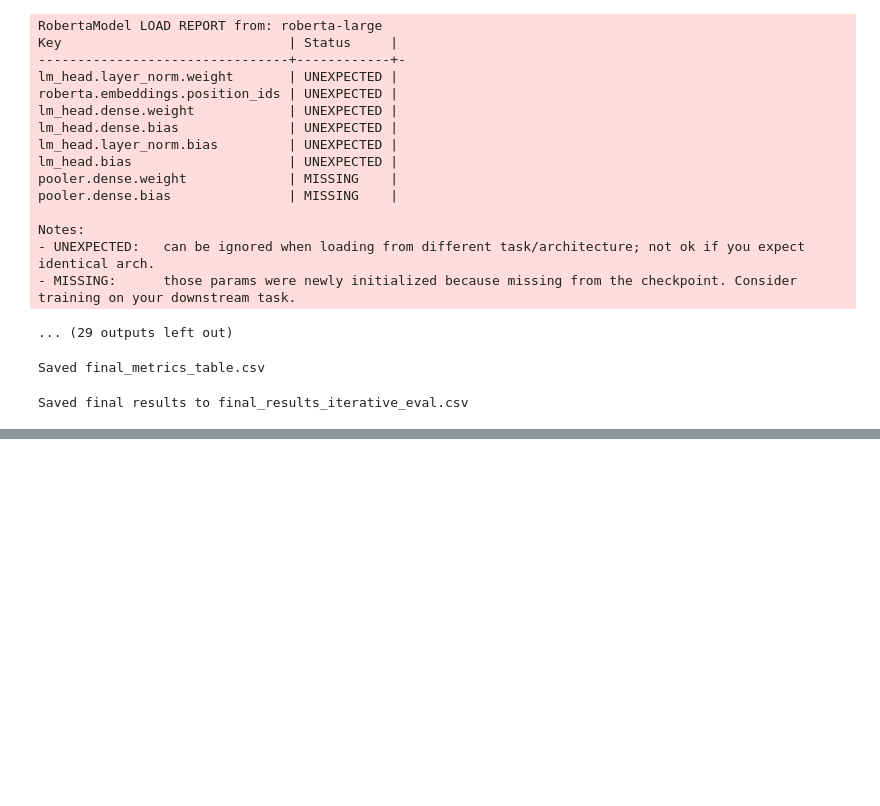
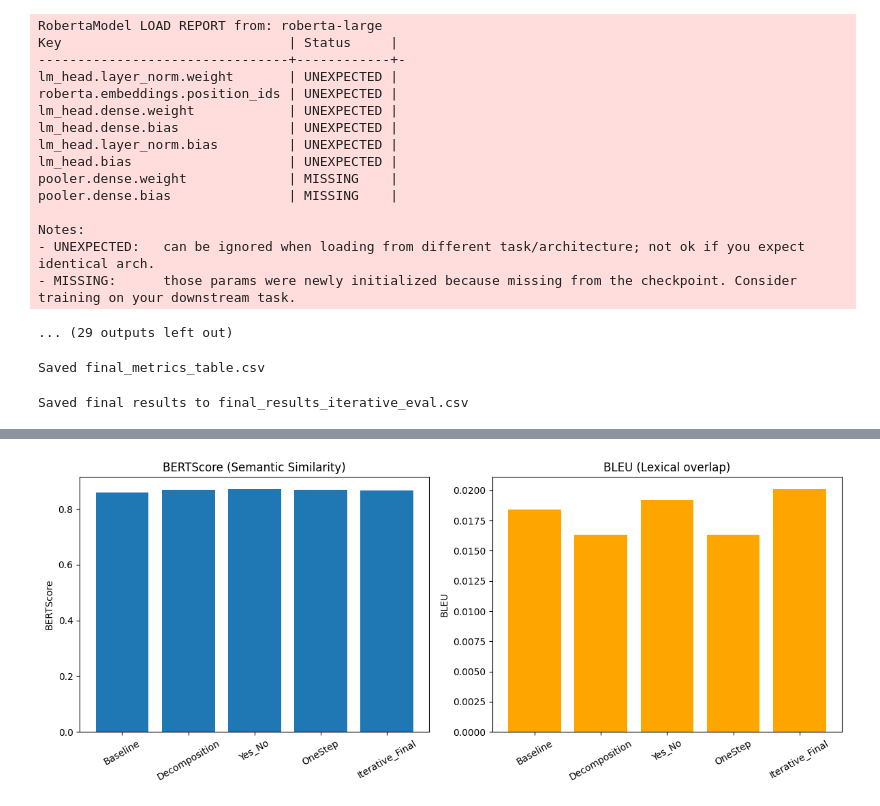
Before and after one commit to raina-joshi/llm-followup-thesis, a Jupyter notebook: preliminary_experiments.ipynb, the cells around one changed output, grey strips where cells are left out. Saved outputs shown, nothing was run; the diff lists cells and outputs as text; code cells hidden in the pictures; blank space fills up the shorter version.

Commit message:
plots included

```diff
--- a/preliminary_experiments.ipynb
+++ b/preliminary_experiments.ipynb
@@ -1517,3 +1517,35 @@ display(final_table)
 | 167 | to be or not to be that is the qu... | Is this a philosophical inquiry a... | Is Hamlet the author of this famo... | Is this a philosophical inquiry? | What is the context in which Shak... | What is the context in which Shak... | What philosophical framework is H... | What philosophical framework is H... | 3 |
 # %%
 final_table.to_csv("comparison_table_iterative.csv", index=False)
+# %%
+import matplotlib.pyplot as plt
+
+methods = results_table['Method']
+method_order = [
+    'Baseline',
+    'Decomposition',
+    'Yes_No',
+    'OneStep',
+    'Iterative_Final'
+]
+
+results_table = results_table.set_index('Method').loc[method_order].reset_index()
+
+fig, axes = plt.subplots(1, 2, figsize=(12, 5))
+
+# BERTScore
+axes[0].bar(methods, results_table['BERTScore'])
+axes[0].set_title("BERTScore (Semantic Similarity)")
+axes[0].set_ylabel("BERTScore")
+axes[0].tick_params(axis='x', rotation=30)
+
+# BLEU
+axes[1].bar(methods, results_table['BLEU'], color='orange')
+axes[1].set_title("BLEU (Lexical overlap)")
+axes[1].set_ylabel("BLEU")
+axes[1].tick_params(axis='x', rotation=30)
+
+plt.tight_layout()
+plt.show()
+# %% [output]
+[figure, added]
```
Also changed, not shown: parts of 1 cell of this notebook.
